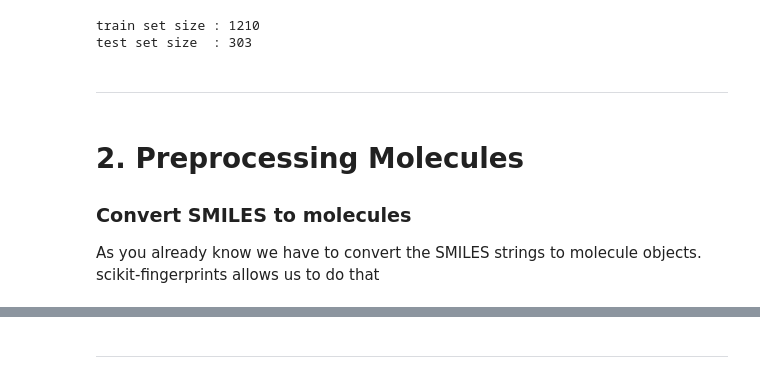
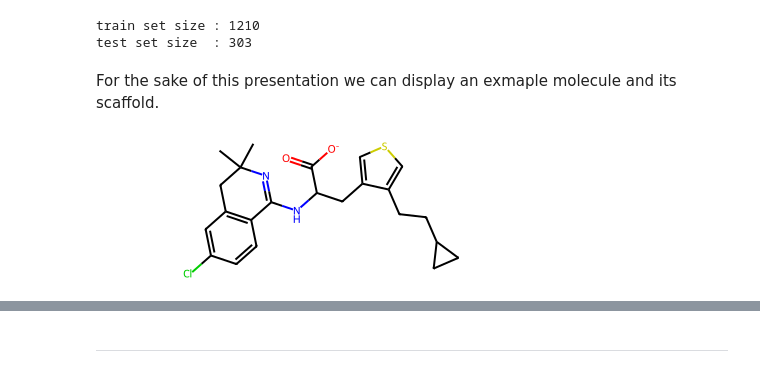
Before and after one commit to j-adamczyk/molecular_ml_workshops, a Jupyter notebook: 02_molecular_property_prediction.ipynb, the cells around one changed output, grey strips where cells are left out. Drawn from its saved outputs; the diff is of its cells as text; code cells hidden in the pictures.

```diff
--- a/02_molecular_property_prediction.ipynb
+++ b/02_molecular_property_prediction.ipynb
@@ -39 +41,7 @@ Example class    : 1
+# %%
+from skfp.preprocessing import MolFromSmilesTransformer
+
+mol_from_smiles = MolFromSmilesTransformer()
+
+X = mol_from_smiles.transform(X_smiles)
 # %% [markdown]
@@ -50,19 +60,16 @@ import numpy as np
 
 # get split indices
 bace_splits = scaffold_train_test_split(
-    bace_dataset[0],
-    train_size=0.8,
-    test_size=0.2,
-    return_indices=True
+    bace_dataset[0], train_size=0.8, test_size=0.2, return_indices=True
 )
 
 train_idx, test_idx = bace_splits
 # %%
 # Split lists of SMILES strings
-X_smiles_train = np.array(X_smiles)[train_idx]
-X_smiles_test  = np.array(X_smiles)[test_idx]
+X_train = np.array(X)[train_idx]
+X_test = np.array(X)[test_idx]
 
 # Split labels
 y_train = y[train_idx]
-y_test  = y[test_idx]
+y_test = y[test_idx]
 # %%
@@ -71,11 +78,3 @@ print(f"test set size  : {X_smiles_test.shape[0]}")
 # %% [output]
 train set size : 1210
 test set size  : 303
-# %% [markdown]
----
-# %% [markdown]
-# 2. Preprocessing Molecules
-
-### Convert SMILES to molecules
-
-As you already know we have to convert the SMILES strings to molecule objects. scikit-fingerprints allows us to do that
@@ -88,0 +81,2 @@ X_mols_test = mol_from_smiles.transform(X_smiles_test)
+# %% [markdown]
+For the sake of this presentation we can display an exmaple molecule and its scaffold.
@@ -88,0 +100,4 @@ X_mols_test = mol_from_smiles.transform(X_smiles_test)
+# %%
+X_train[0]
+# %% [output]
+[figure, added]
```
Also changed, not shown: parts of 64 cells of this notebook, 2 other files.
